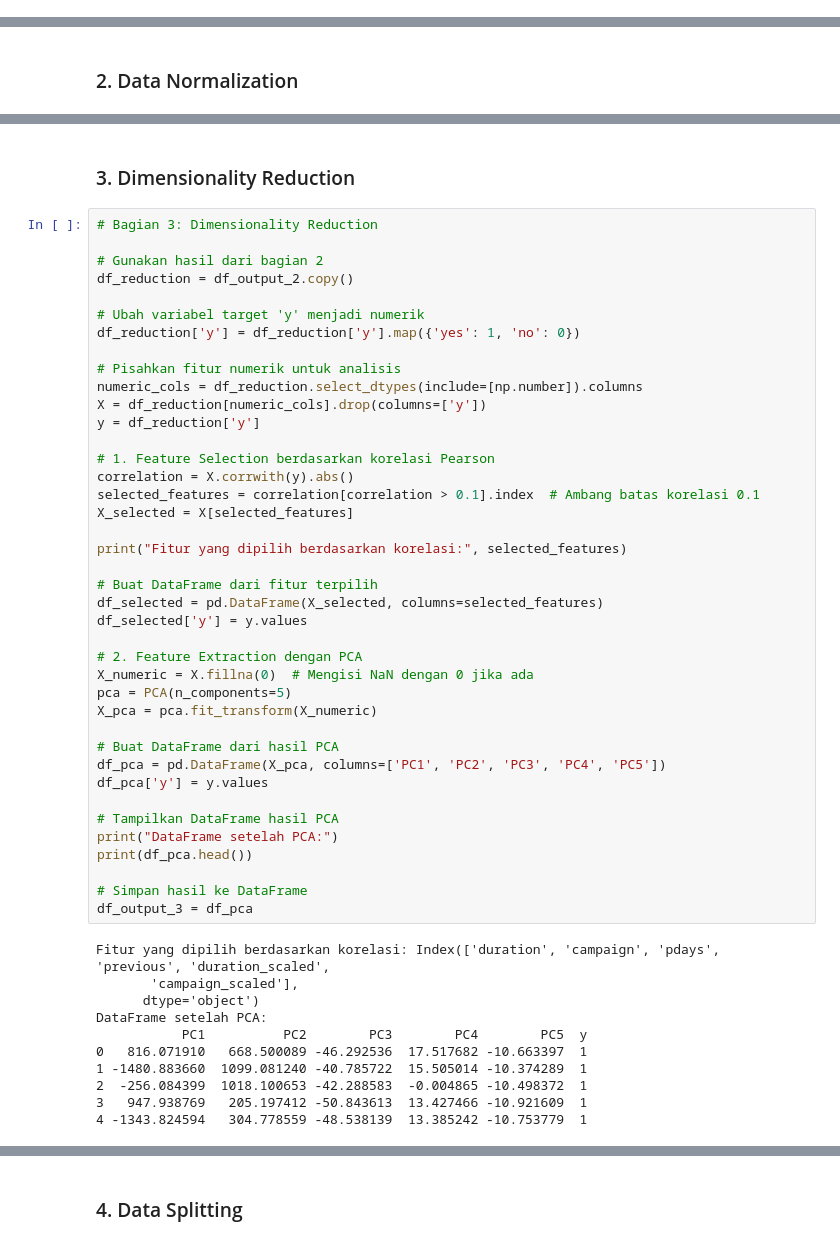
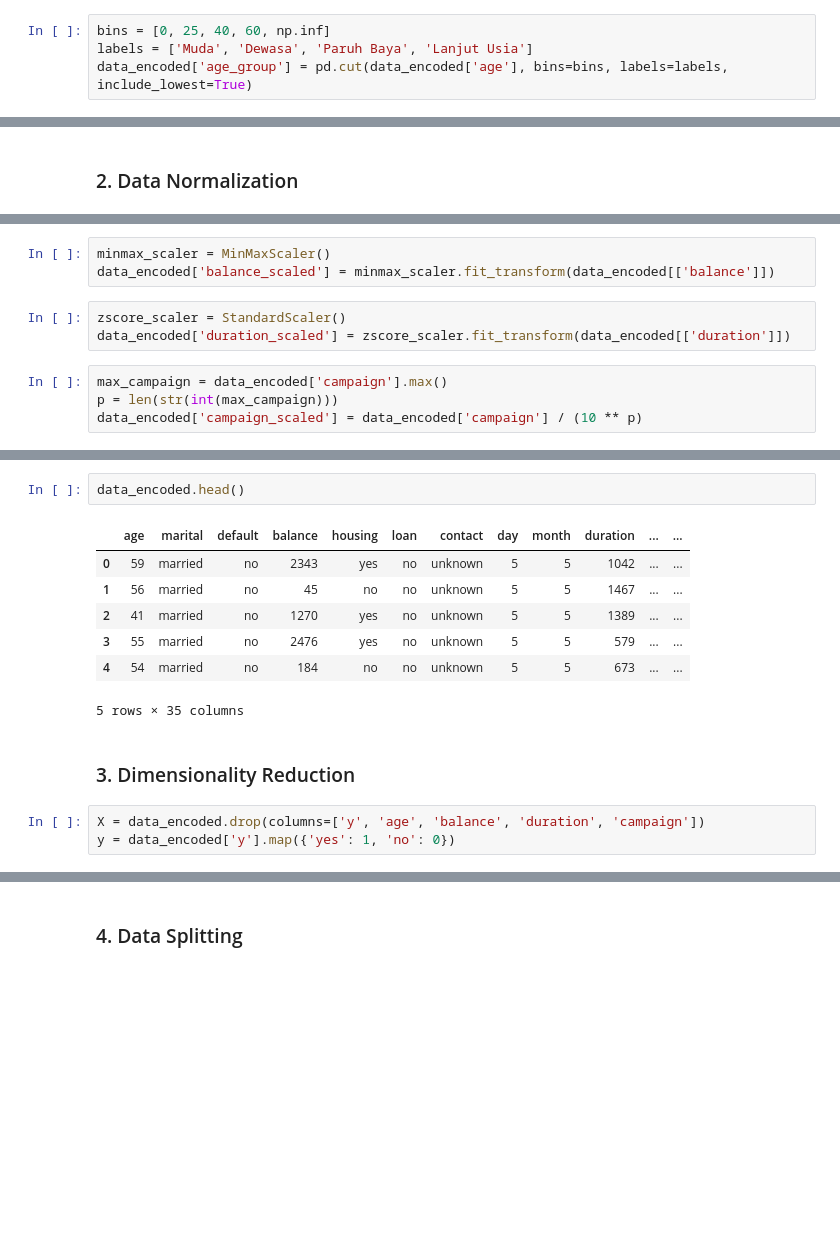
Before and after one commit to alfitranurr/DATA-MINING, a Jupyter notebook: PRACTICUM/MODUL 3/DEMO/modul3.ipynb, the cells around one changed output, grey strips where cells are left out. Drawn from its saved outputs; the diff is of its cells as text; blank space fills up the shorter version.

```diff
--- a/PRACTICUM/MODUL 3/DEMO/modul3.ipynb
+++ b/PRACTICUM/MODUL 3/DEMO/modul3.ipynb
@@ -90,0 +111,4 @@ DataFrame setelah handling categorical values:
+# %%
+bins = [0, 25, 40, 60, np.inf]
+labels = ['Muda', 'Dewasa', 'Paruh Baya', 'Lanjut Usia']
+data_encoded['age_group'] = pd.cut(data_encoded['age'], bins=bins, labels=labels, include_lowest=True)
@@ -131,0 +138,10 @@ DataFrame setelah normalisasi:
+# %%
+minmax_scaler = MinMaxScaler()
+data_encoded['balance_scaled'] = minmax_scaler.fit_transform(data_encoded[['balance']])
+# %%
+zscore_scaler = StandardScaler()
+data_encoded['duration_scaled'] = zscore_scaler.fit_transform(data_encoded[['duration']])
+# %%
+max_campaign = data_encoded['campaign'].max()
+p = len(str(int(max_campaign)))
+data_encoded['campaign_scaled'] = data_encoded['campaign'] / (10 ** p)
@@ -132,53 +166,15 @@ DataFrame setelah normalisasi:
+# %%
+data_encoded.head()
+# %% [output]
+|  | age | marital | default | balance | housing | loan | contact | day | month | duration | ... | ... |
+| 0 | 59 | married | no | 2343 | yes | no | unknown | 5 | 5 | 1042 | ... | ... |
+| 1 | 56 | married | no | 45 | no | no | unknown | 5 | 5 | 1467 | ... | ... |
+| 2 | 41 | married | no | 1270 | yes | no | unknown | 5 | 5 | 1389 | ... | ... |
+| 3 | 55 | married | no | 2476 | yes | no | unknown | 5 | 5 | 579 | ... | ... |
+| 4 | 54 | married | no | 184 | no | no | unknown | 5 | 5 | 673 | ... | ... |
+5 rows × 35 columns
 # %% [markdown]
 ### 3. Dimensionality Reduction
-# %%
-# Bagian 3: Dimensionality Reduction
-
-# Gunakan hasil dari bagian 2
-df_reduction = df_output_2.copy()
-
-# Ubah variabel target 'y' menjadi numerik
-df_reduction['y'] = df_reduction['y'].map({'yes': 1, 'no': 0})
-
-# Pisahkan fitur numerik untuk analisis
-numeric_cols = df_reduction.select_dtypes(include=[np.number]).columns
-X = df_reduction[numeric_cols].drop(columns=['y'])
-y = df_reduction['y']
-
-# 1. Feature Selection berdasarkan korelasi Pearson
-correlation = X.corrwith(y).abs()
-selected_features = correlation[correlation > 0.1].index  # Ambang batas korelasi 0.1
-X_selected = X[selected_features]
-
-print("Fitur yang dipilih berdasarkan korelasi:", selected_features)
-
-# Buat DataFrame dari fitur terpilih
-df_selected = pd.DataFrame(X_selected, columns=selected_features)
-df_selected['y'] = y.values
-
-# 2. Feature Extraction dengan PCA
-X_numeric = X.fillna(0)  # Mengisi NaN dengan 0 jika ada
-pca = PCA(n_components=5)
-X_pca = pca.fit_transform(X_numeric)
-
-# Buat DataFrame dari hasil PCA
-df_pca = pd.DataFrame(X_pca, columns=['PC1', 'PC2', 'PC3', 'PC4', 'PC5'])
-df_pca['y'] = y.values
-
-# Tampilkan DataFrame hasil PCA
-print("DataFrame setelah PCA:")
-print(df_pca.head())
-
-# Simpan hasil ke DataFrame
-df_output_3 = df_pca
-# %% [output]
-Fitur yang dipilih berdasarkan korelasi: Index(['duration', 'campaign', 'pdays', 'previous', 'duration_scaled',
-       'campaign_scaled'],
-      dtype='object')
-DataFrame setelah PCA:
-           PC1          PC2        PC3        PC4        PC5  y
-0   816.071910   668.500089 -46.292536  17.517682 -10.663397  1
-1 -1480.883660  1099.081240 -40.785722  15.505014 -10.374289  1
-2  -256.084399  1018.100653 -42.288583  -0.004865 -10.498372  1
-3   947.938769   205.197412 -50.843613  13.427466 -10.921609  1
-4 -1343.824594   304.778559 -48.538139  13.385242 -10.753779  1
+# %%
+X = data_encoded.drop(columns=['y', 'age', 'balance', 'duration', 'campaign'])
+y = data_encoded['y'].map({'yes': 1, 'no': 0})
```
Also changed, not shown: parts of 33 cells of this notebook, 1 other file.
